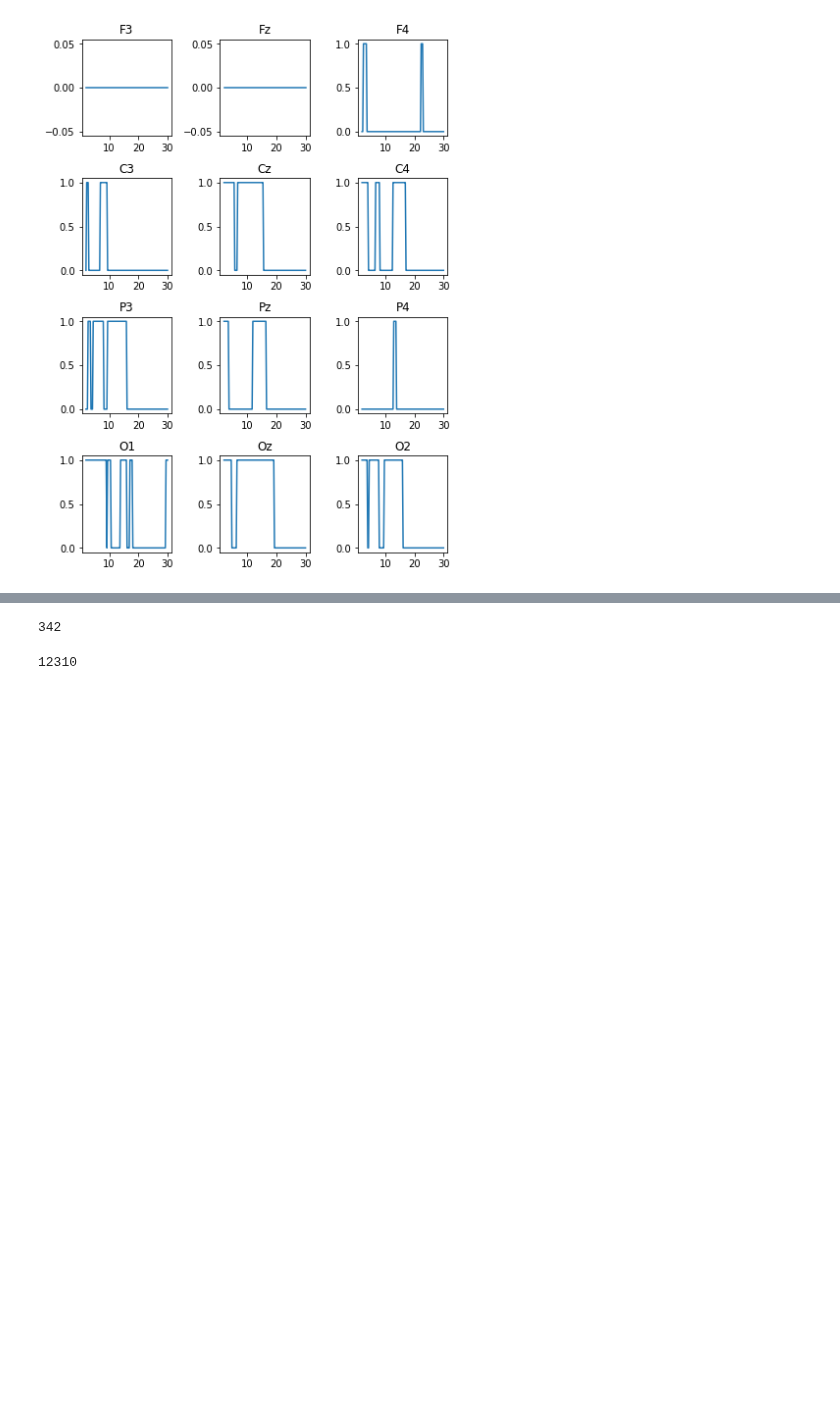
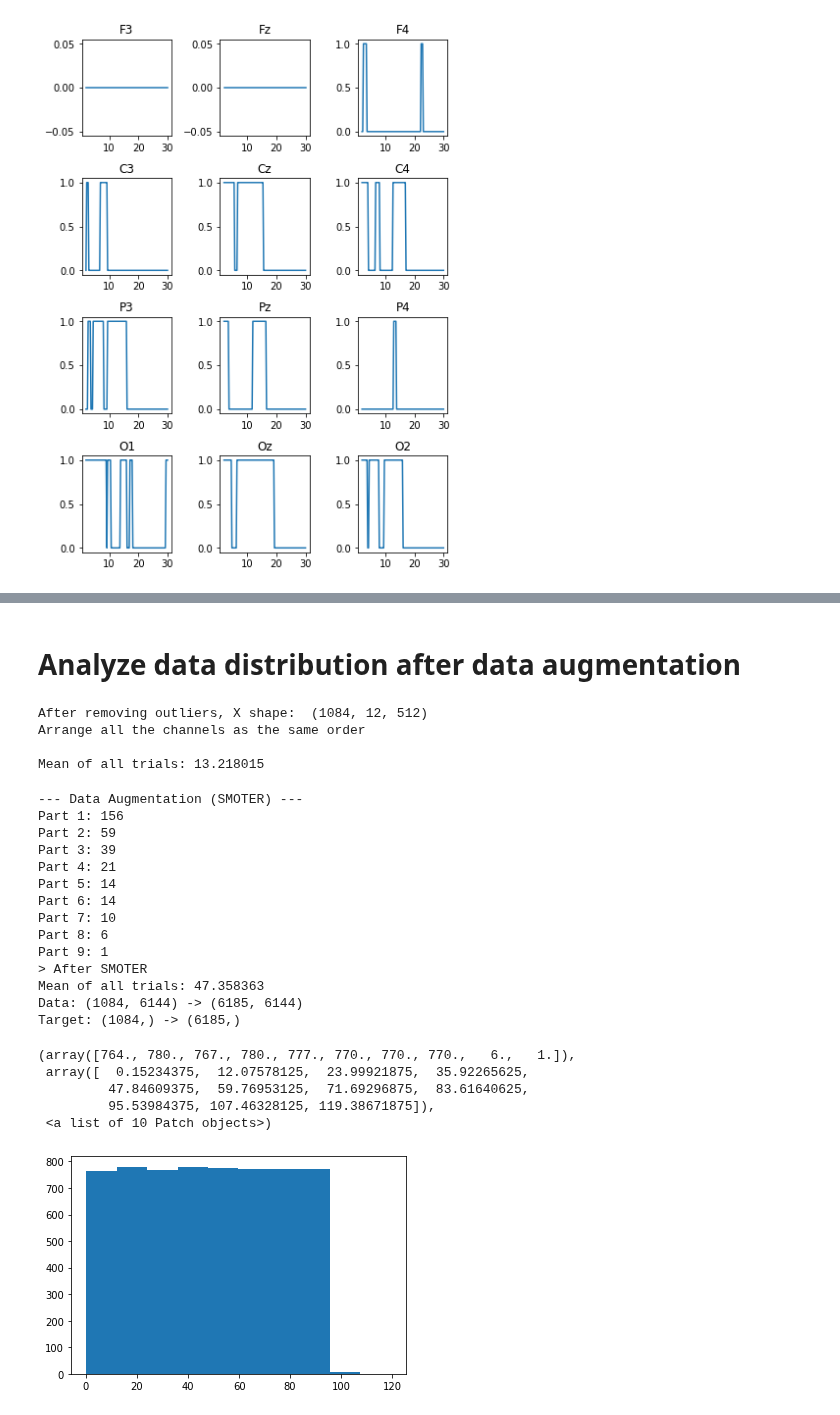
Before and after one commit to hundredball/Math24, a Jupyter notebook: Ginny_ERSP/Analyze_data.ipynb, the cells around one changed output, grey strips where cells are left out. Drawn from its saved outputs; the diff is of its cells as text; code cells hidden in the pictures; blank space fills up the shorter version.

```diff
--- a/Ginny_ERSP/Analyze_data.ipynb
+++ b/Ginny_ERSP/Analyze_data.ipynb
@@ -89,4 +90,0 @@ corr_ERSP_SLs.shape
-# %%
-np.sum(abs_corr>0.12996)
-# %% [output]
-342
@@ -95,5 +91,36 @@ A = '1234'
-# %%
-B = A[:-1]+str(10)
-print(B)
-# %% [output]
-12310
+# %% [markdown]
+# Analyze data distribution after data augmentation
+# %%
+X, _, Y, _ = raw_dataloader.read_data([1,2,3], range(11), pred_type='class')
+X = X.reshape((X.shape[0],-1))
+#plt.hist(Y, bins=10)
+hist, bin_edges = np.histogram(Y, bins=10)
+# %% [output]
+After removing outliers, X shape:  (1084, 12, 512)
+Arrange all the channels as the same order
+
+Mean of all trials: 13.218015
+# %%
+X_aug, Y_aug = data_augmentation.aug(X,Y,'SMOTER')
+plt.hist(Y_aug, bins=10)
+# %% [output]
+--- Data Augmentation (SMOTER) ---
+Part 1: 156
+Part 2: 59
+Part 3: 39
+Part 4: 21
+Part 5: 14
+Part 6: 14
+Part 7: 10
+Part 8: 6
+Part 9: 1
+> After SMOTER
+Mean of all trials: 47.358363
+Data: (1084, 6144) -> (6185, 6144)
+Target: (1084,) -> (6185,)
+(array([764., 780., 767., 780., 777., 770., 770., 770.,   6.,   1.]),
+ array([  0.15234375,  12.07578125,  23.99921875,  35.92265625,
+         47.84609375,  59.76953125,  71.69296875,  83.61640625,
+         95.53984375, 107.46328125, 119.38671875]),
+ <a list of 10 Patch objects>)
+[figure, added]
```
Also changed, not shown: parts of 3 cells of this notebook, 8 other files.
